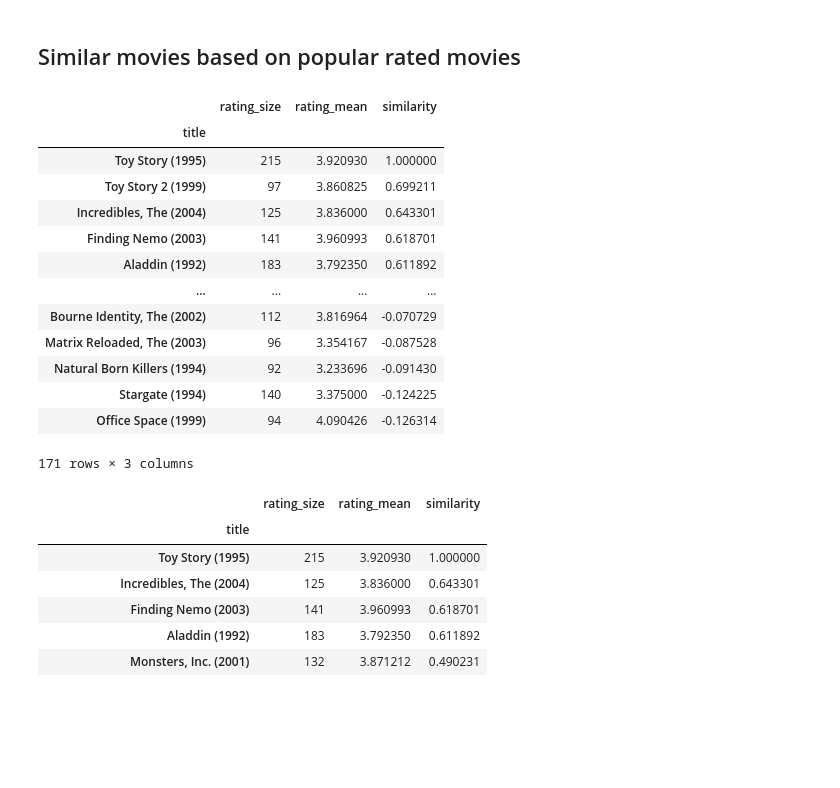
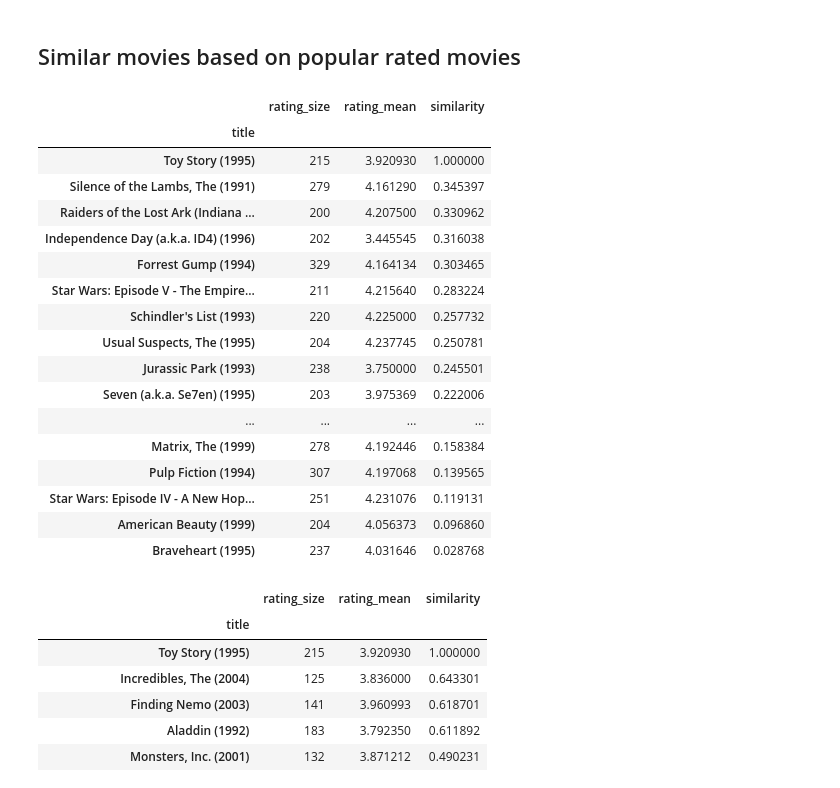
Before and after one commit to mustaphazeezat/movie-recomendation-system, a Jupyter notebook: model/main.ipynb, the cells around one changed output. Cells and saved outputs as stored; diff of their text form; code cells hidden in the pictures; blank space fills up the shorter version.

```diff
--- a/model/main.ipynb
+++ b/model/main.ipynb
@@ -104,27 +105,31 @@ movieStat[popularMovies].sort_values([('rating', 'size')], ascending=False)[:20]
 ## Similar movies based on popular rated movies
 # %%
 movieStat.columns = ['rating_size', 'rating_mean']
-popularMovies = movieStat['rating_size'] >= 110
+popularMovies = movieStat['rating_size'] >= 200
 
 similarMovies = movieStat[popularMovies].join(
     pd.DataFrame(similarMovie, columns=['similarity'])
 )
 similarMovies.sort_values(by='similarity', ascending=False)
 # %% [output]
 |  | rating_size | rating_mean | similarity |
 | title |  |  |  |
 | Toy Story (1995) | 215 | 3.920930 | 1.000000 |
-| Toy Story 2 (1999) | 97 | 3.860825 | 0.699211 |
-| Incredibles, The (2004) | 125 | 3.836000 | 0.643301 |
-| Finding Nemo (2003) | 141 | 3.960993 | 0.618701 |
-| Aladdin (1992) | 183 | 3.792350 | 0.611892 |
+| Silence of the Lambs, The (1991) | 279 | 4.161290 | 0.345397 |
+| Raiders of the Lost Ark (Indiana ... | 200 | 4.207500 | 0.330962 |
+| Independence Day (a.k.a. ID4) (1996) | 202 | 3.445545 | 0.316038 |
+| Forrest Gump (1994) | 329 | 4.164134 | 0.303465 |
+| Star Wars: Episode V - The Empire... | 211 | 4.215640 | 0.283224 |
+| Schindler's List (1993) | 220 | 4.225000 | 0.257732 |
+| Usual Suspects, The (1995) | 204 | 4.237745 | 0.250781 |
+| Jurassic Park (1993) | 238 | 3.750000 | 0.245501 |
+| Seven (a.k.a. Se7en) (1995) | 203 | 3.975369 | 0.222006 |
 | ... | ... | ... | ... |
-| Bourne Identity, The (2002) | 112 | 3.816964 | -0.070729 |
-| Matrix Reloaded, The (2003) | 96 | 3.354167 | -0.087528 |
-| Natural Born Killers (1994) | 92 | 3.233696 | -0.091430 |
-| Stargate (1994) | 140 | 3.375000 | -0.124225 |
-| Office Space (1999) | 94 | 4.090426 | -0.126314 |
+| Matrix, The (1999) | 278 | 4.192446 | 0.158384 |
+| Pulp Fiction (1994) | 307 | 4.197068 | 0.139565 |
+| Star Wars: Episode IV - A New Hop... | 251 | 4.231076 | 0.119131 |
+| American Beauty (1999) | 204 | 4.056373 | 0.096860 |
+| Braveheart (1995) | 237 | 4.031646 | 0.028768 |
-171 rows × 3 columns
 # %%
 # %% [output]
 |  | rating_size | rating_mean | similarity |
```
Also changed, not shown: parts of 9 cells of this notebook, 9 other files.
